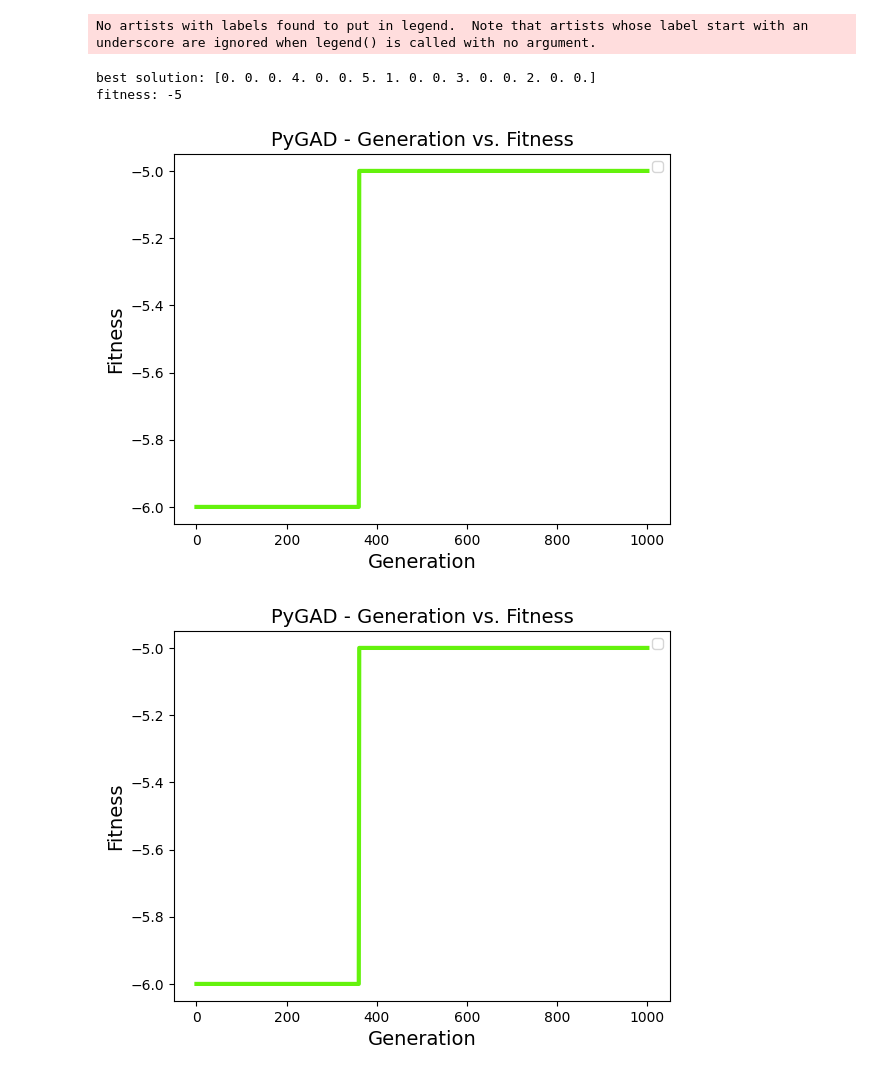
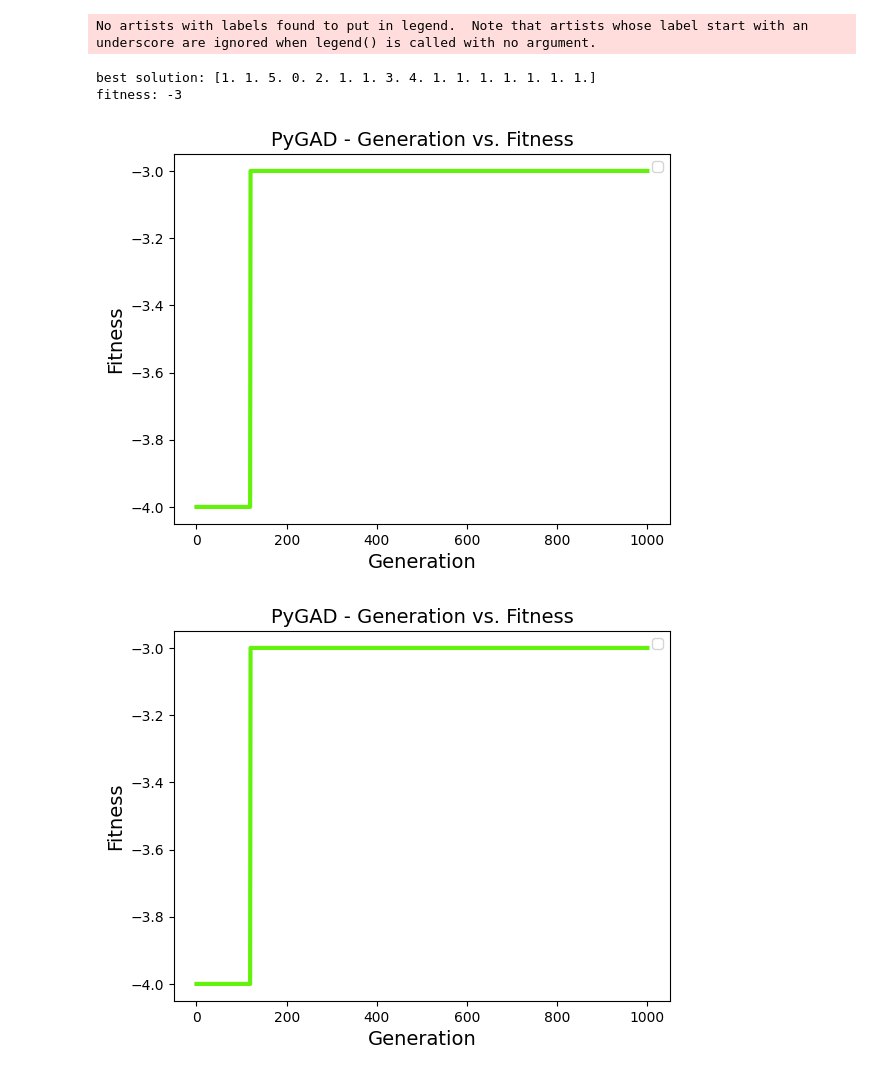
Before and after one commit to lu1w/ultimate-handbook, a Jupyter notebook: resolve.ipynb, the cells around one changed output. Saved outputs shown, nothing was run; the diff lists cells and outputs as text; code cells hidden in the pictures.

```diff
--- a/resolve.ipynb
+++ b/resolve.ipynb
@@ -24,12 +40,11 @@ client = MongoClient(uri)
 try:
     client.admin.command('ping')
     for subject in all_subjects:
-        print(subject)
         if subject:
             record = client['Unimelb_Handbook']['Subject'].find_one({"subjectCode": subject})
             prereqs[subject] = record['prerequisites']
             coreqs[subject] = record['corequisites']
-            available_sem[subject] = record['availability']
+            available_sem[subject] = record['studyPeriod']
             subject_credits[subject] = record['points']
     course_object = client['Unimelb_Handbook']['Course'].find_one({"courseName": course})
     progression_rule[1] = course_object["progression1"]
@@ -65,12 +69,8 @@ print(subject_credits)
 # compress to 1d list (required for GA input)
 initial_population = []
 for sems in course_planner.values():
-    initial_population.append(list(sems.values()))
-
-for i in range(len(initial_population)):
-    for j in range(len(initial_population[i])):
-        for k in range(len(initial_population[i][j])):
-            initial_population[i][j][k] = subject_to_int[initial_population[i][j][k]]
+    initial_population.extend(sems.values())
+initial_population = [subject_to_int[subject] for sem in initial_population for subject in sem]
 # %%
 def get_credits(level):
     credit = 0
@@ -120,9 +120,7 @@ def unavailable_sem():
     for year in course_planner.values():
         for sem, subjects in year.items():
             for subject in subjects:
-                # DO
-                # remove if subject in available_sem once available_sem is complete!!!
-                if subject in available_sem and sem not in available_sem[subject]:
+                if subject and sem not in available_sem[subject]:
                     penalty += 1000
     return penalty
 
@@ -130,23 +128,23 @@ def unavailable_sem():
 def option_satisfied(option, subject):
     # option takes the form ['a', 'b', ...]
     for prereq_subject in option:
-        if not before(prereq_subject, subject):
-            return False
-    return True
+        if before(prereq_subject, subject):
+            return True
+    return False
 
 
 def prereq_satisfied(subject, prereq):
     for option in prereq:
-        if option_satisfied(option, subject):
-            return True
-    return False
+        if not option_satisfied(option, subject):
+            return False
+    return True
 
 
 def prereq_violations():
     penalty = 0
     for subject, prereq in prereqs.items():
         # prereq takes the form [[...], [...]]
-        if subject in all_subjects and not prereq_satisfied(subject, prereq):
+        if not prereq_satisfied(subject, prereq):
             penalty += 1
     return penalty
 
@@ -176,48 +174,46 @@ def mutation_func(offspring, ga_instance):
         for subjects in year.values():
             semesters.append(offspring[:len(subjects)])
             offspring = offspring[len(subjects):]
-
     # Select two different semesters
     group1_idx, group2_idx = random.sample(range(len(semesters)), 2)
 
     # Select one random subject from each semester
     elem1_idx = random.randint(0, len(semesters[group1_idx]) - 1)
     elem2_idx = random.randint(0, len(semesters[group2_idx]) - 1)
 
     # Swap the subjects
     semesters[group1_idx][elem1_idx], semesters[group2_idx][elem2_idx] = (
         semesters[group2_idx][elem2_idx],
         semesters[group1_idx][elem1_idx],
     )
-    return np.array(semesters).reshape(1, -1)
+    return np.array([subject for sem in semesters for subject in sem]).reshape(1, -1)
 
 
 def on_gen(ga_instance):
     #print("Generation : ", ga_instance.generations_completed)
     #print("Fitness of the best solution :", ga_instance.best_solution()[1])
     return
 
-initial_population = np.array(initial_population).flatten()
+
 model = pygad.GA(initial_population = [initial_population, initial_population],
                 fitness_func = f,
                 num_generations = 1000,
                 num_parents_mating = 1,
                 crossover_probability = 0,
-                mutation_probability = 1,
-                on_generation=on_gen,
+                mutation_probability = 0.6,
                 mutation_type = mutation_func)
 
 
 model.run()
 print("\nbest solution:", model.best_solution()[0])
 print("fitness:", model.best_solution()[1])
 model.plot_fitness()
 # %% [output]
 No artists with labels found to put in legend.  Note that artists whose label start with an underscore are ignored when legend() is called with no argument.
-best solution: [0. 0. 0. 4. 0. 0. 5. 1. 0. 0. 3. 0. 0. 2. 0. 0.]
-fitness: -5
+best solution: [1. 1. 5. 0. 2. 1. 1. 3. 4. 1. 1. 1. 1. 1. 1. 1.]
+fitness: -3
-[figure, old version]
+[figure, new version]
-[figure, old version]
+[figure, new version]
 # %%
 # update course planner
 array_to_course_planner(model.best_solution()[0])
```
Also changed, not shown: parts of 10 cells of this notebook.
